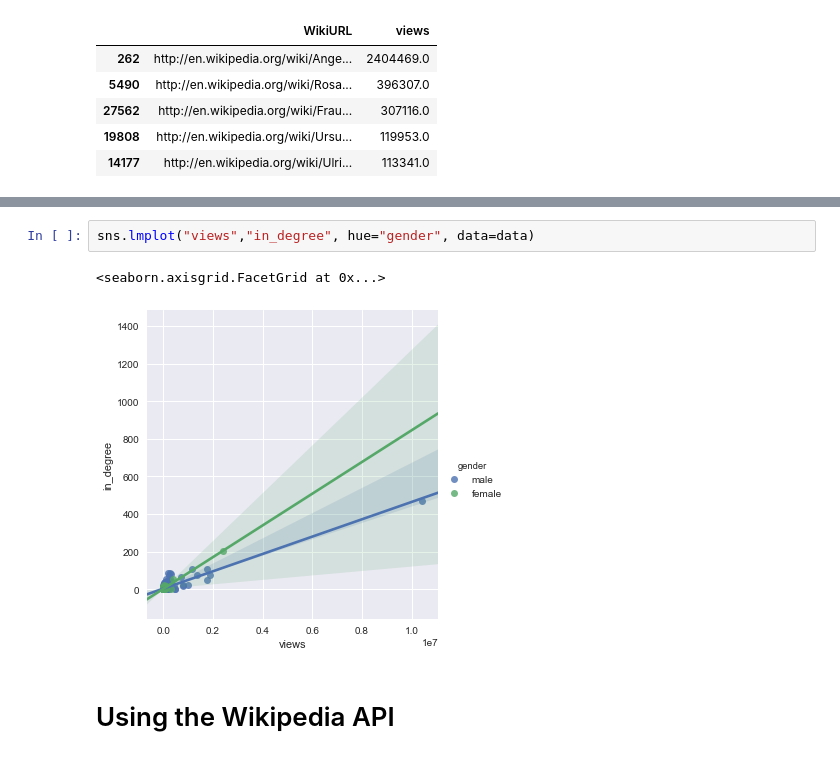
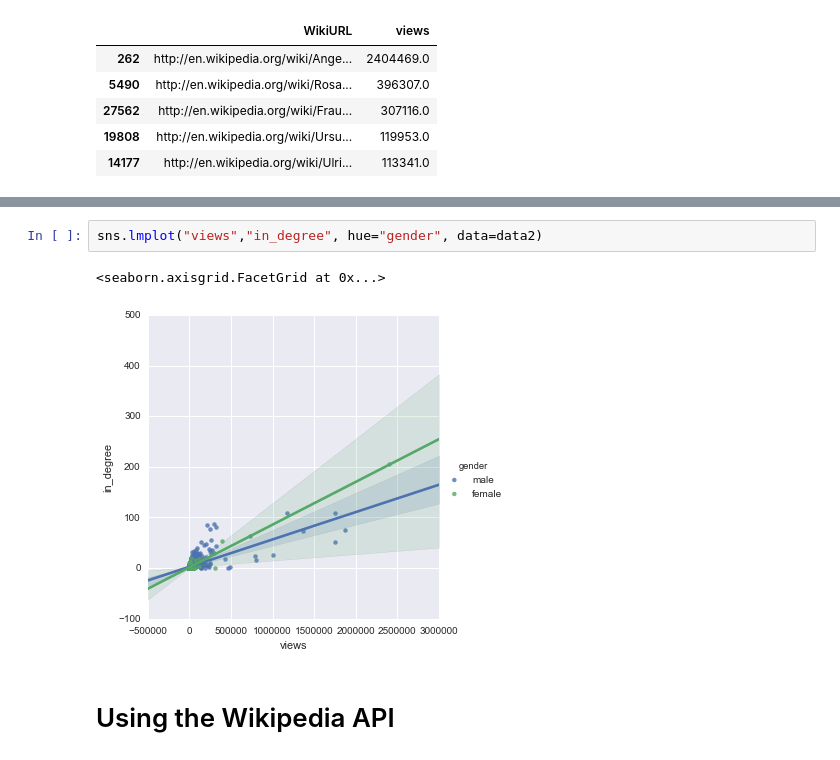
Before and after one commit to Muflhi01/workshop_girls_day, a Jupyter notebook: wikipedia_politician_networks.ipynb, the cells around one changed output, grey strips where cells are left out. Cells and saved outputs as stored; diff of their text form.

```diff
--- a/wikipedia_politician_networks.ipynb
+++ b/wikipedia_politician_networks.ipynb
@@ -342,8 +341,8 @@ sns.lmplot("views","entered",data=data)
 # %%
-sns.lmplot("views","in_degree", hue="gender", data=data)
+sns.lmplot("views","in_degree", hue="gender", data=data2)
 # %% [output]
 <seaborn.axisgrid.FacetGrid at 0x...>
-[figure, old version]
+[figure, new version]
 # %% [markdown]
 # Using the Wikipedia API
 # %% [markdown]
```
Also changed, not shown: parts of 31 cells of this notebook.
